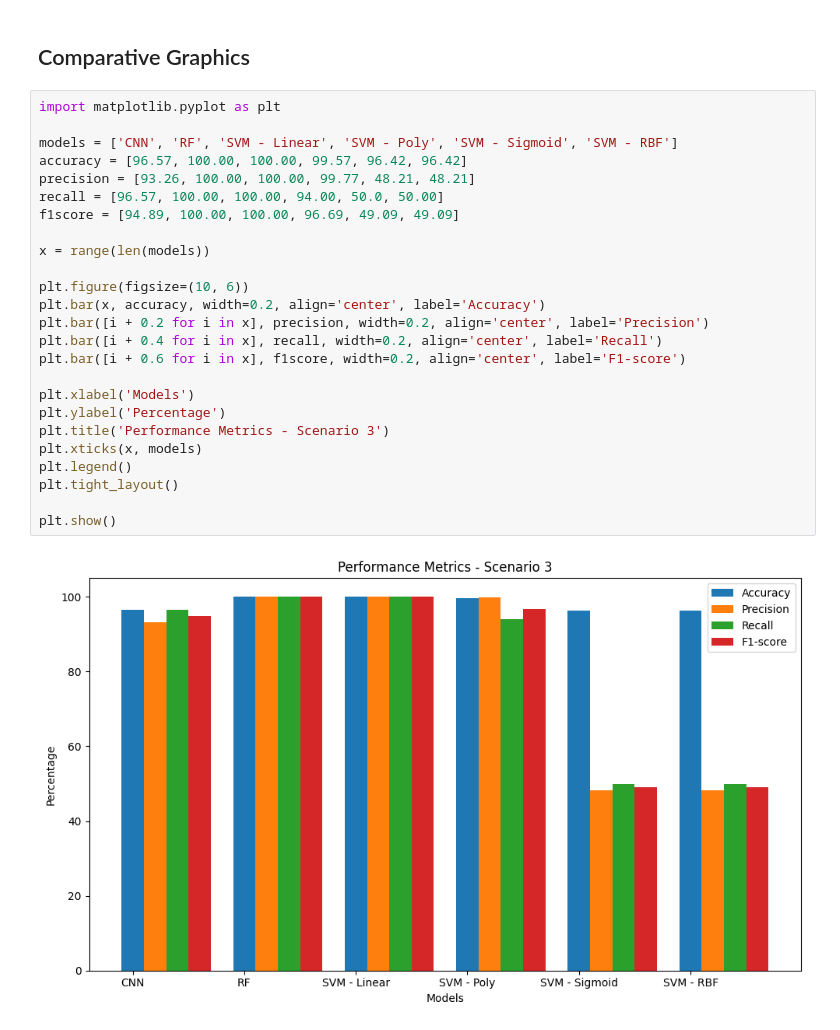
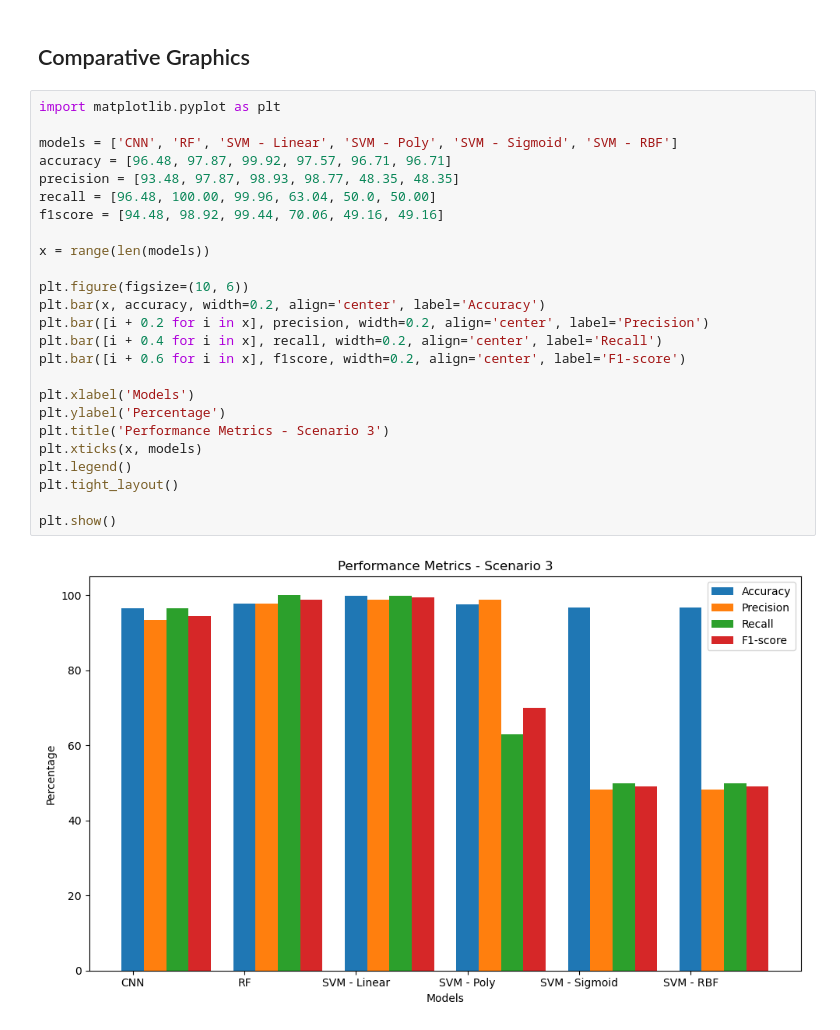
Before and after one commit to micaelCZ/Encrypted-Traffic-Classification-with-Deep-Learning, a Jupyter notebook: models/Third_Scenario.ipynb, the cells around one changed output. Cells and saved outputs as stored; diff of their text form.

```diff
--- a/models/Third_Scenario.ipynb
+++ b/models/Third_Scenario.ipynb
@@ -606,27 +606,27 @@ plt.legend()
 # %%
 import matplotlib.pyplot as plt
 
 models = ['CNN', 'RF', 'SVM - Linear', 'SVM - Poly', 'SVM - Sigmoid', 'SVM - RBF']
-accuracy = [96.57, 100.00, 100.00, 99.57, 96.42, 96.42]
-precision = [93.26, 100.00, 100.00, 99.77, 48.21, 48.21]
-recall = [96.57, 100.00, 100.00, 94.00, 50.0, 50.00]
-f1score = [94.89, 100.00, 100.00, 96.69, 49.09, 49.09]
+accuracy = [96.48, 97.87, 99.92, 97.57, 96.71, 96.71]
+precision = [93.48, 97.87, 98.93, 98.77, 48.35, 48.35]
+recall = [96.48, 100.00, 99.96, 63.04, 50.0, 50.00]
+f1score = [94.48, 98.92, 99.44, 70.06, 49.16, 49.16]
 
 x = range(len(models))
 
 plt.figure(figsize=(10, 6))
 plt.bar(x, accuracy, width=0.2, align='center', label='Accuracy')
 plt.bar([i + 0.2 for i in x], precision, width=0.2, align='center', label='Precision')
 plt.bar([i + 0.4 for i in x], recall, width=0.2, align='center', label='Recall')
 plt.bar([i + 0.6 for i in x], f1score, width=0.2, align='center', label='F1-score')
 
 plt.xlabel('Models')
 plt.ylabel('Percentage')
 plt.title('Performance Metrics - Scenario 3')
 plt.xticks(x, models)
 plt.legend()
 plt.tight_layout()
 
 plt.show()
 # %% [output]
-[figure, old version]
+[figure, new version]
```
Also changed, not shown: parts of 20 cells of this notebook.
